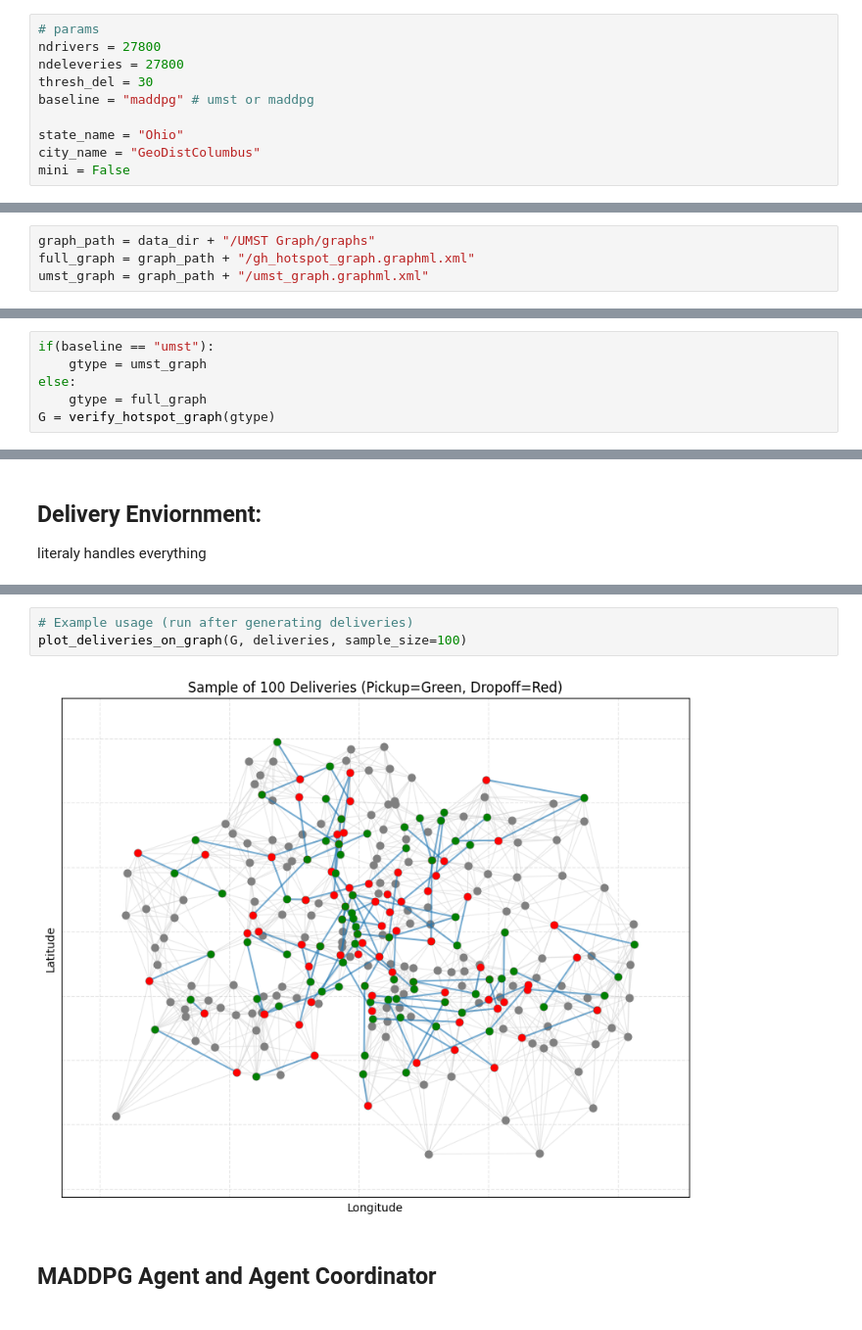
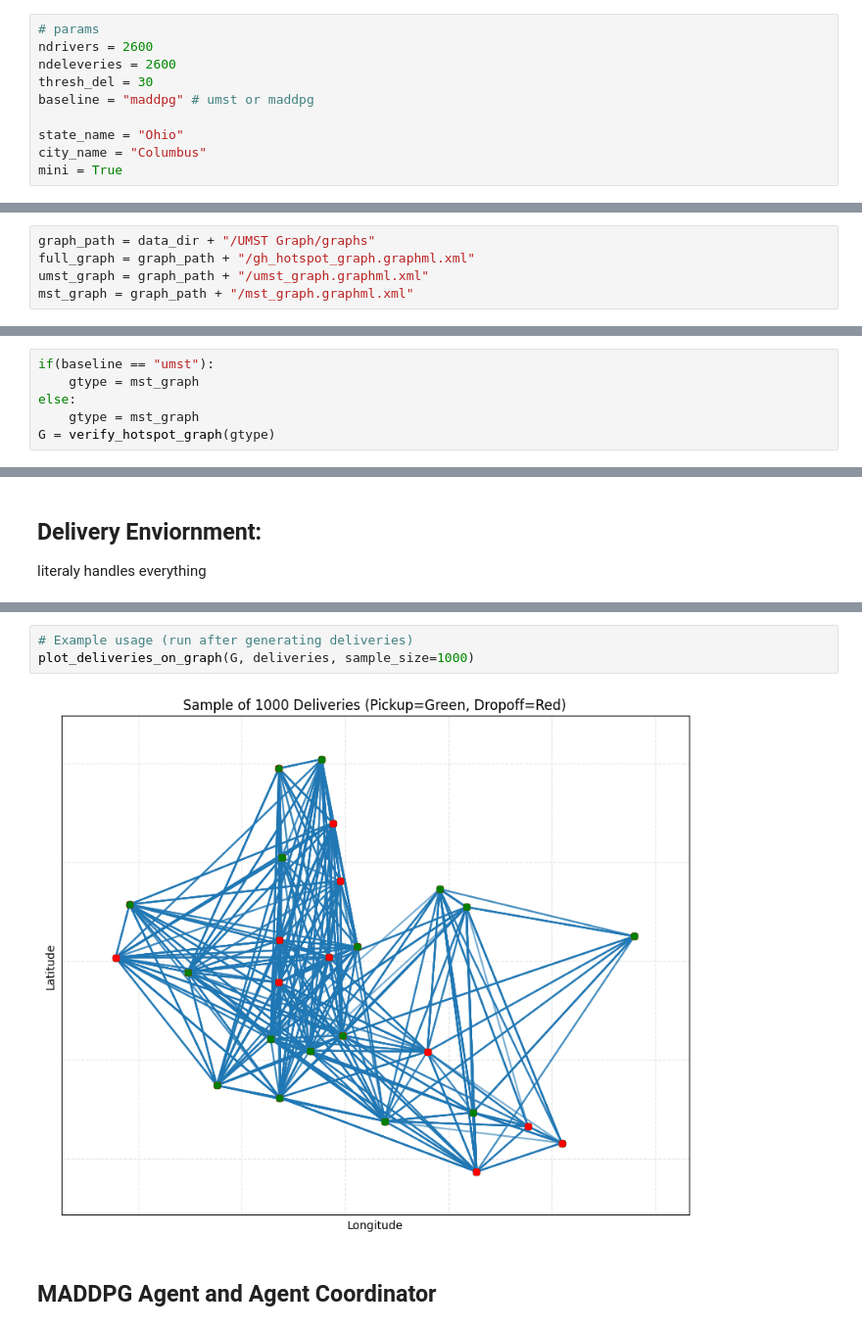
Before and after one commit to vishwam0101/UMST_approach, a Jupyter notebook: Source Code/maddpg_vanilla.ipynb, the cells around one changed output, grey strips where cells are left out. Shown at 98% size. Cells and saved outputs as stored; diff of their text form.

Commit message:
Add graph-based baseline pipeline and clean up stale outputs

```diff
--- a/Source Code/maddpg_vanilla.ipynb
+++ b/Source Code/maddpg_vanilla.ipynb
@@ -53,14 +53,14 @@ import torch.optim as optim
 # Parameters for simulations
 # %%
 # params
-ndrivers = 27800
-ndeleveries = 27800
+ndrivers = 2600
+ndeleveries = 2600
 thresh_del = 30
 baseline = "maddpg" # umst or maddpg
 
 state_name = "Ohio"
-city_name = "GeoDistColumbus"
-mini = False
+city_name = "Columbus"
+mini = True
 # %% [markdown]
 # Everything Else
 # %% [markdown]
@@ -115,6 +115,7 @@ Files in data_dir: ['UMST Graph']
 graph_path = data_dir + "/UMST Graph/graphs"
 full_graph = graph_path + "/gh_hotspot_graph.graphml.xml"
 umst_graph = graph_path + "/umst_graph.graphml.xml"
+mst_graph = graph_path + "/mst_graph.graphml.xml"
 # %% [markdown]
 ### Sanity Check
 # %%
@@ -174,8 +175,8 @@ def verify_hotspot_graph(graph_path):
     return G
 # %%
 if(baseline == "umst"):
-    gtype = umst_graph
+    gtype = mst_graph
 else:
-    gtype = full_graph
+    gtype = mst_graph
 G = verify_hotspot_graph(gtype)
 # %% [output]
@@ -1140,7 +850,7 @@ Example: Delivery(id=0, 39049002780->39049004000, status=waiting, owner=None) (E
 # %%
 # Example usage (run after generating deliveries)
-plot_deliveries_on_graph(G, deliveries, sample_size=100)
+plot_deliveries_on_graph(G, deliveries, sample_size=1000)
 # %% [output]
-[figure, old version]
+[figure, new version]
 # %% [markdown]
 ## MADDPG Agent and Agent Coordinator
```
Also changed, not shown: parts of 17 cells of this notebook, 24 other files.
